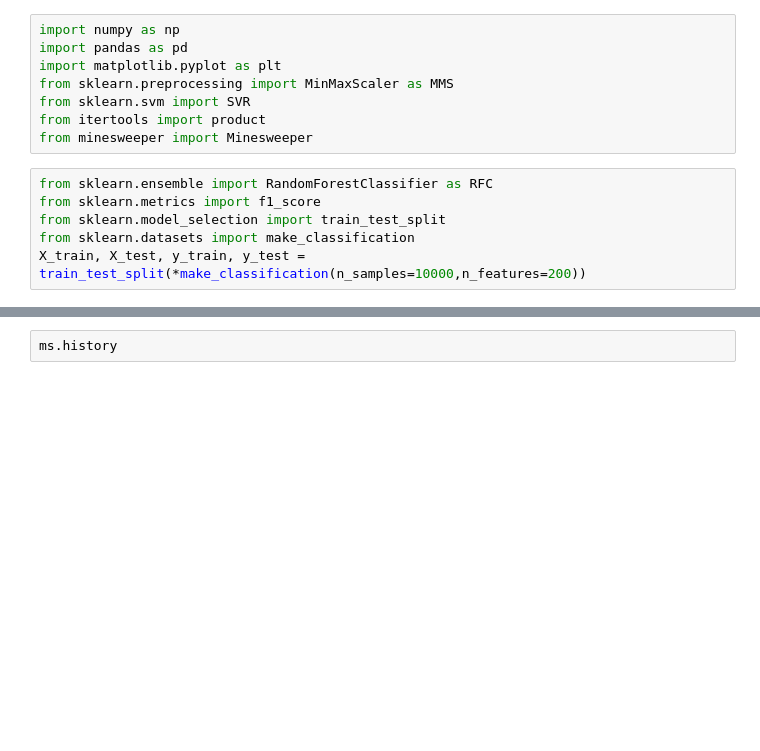
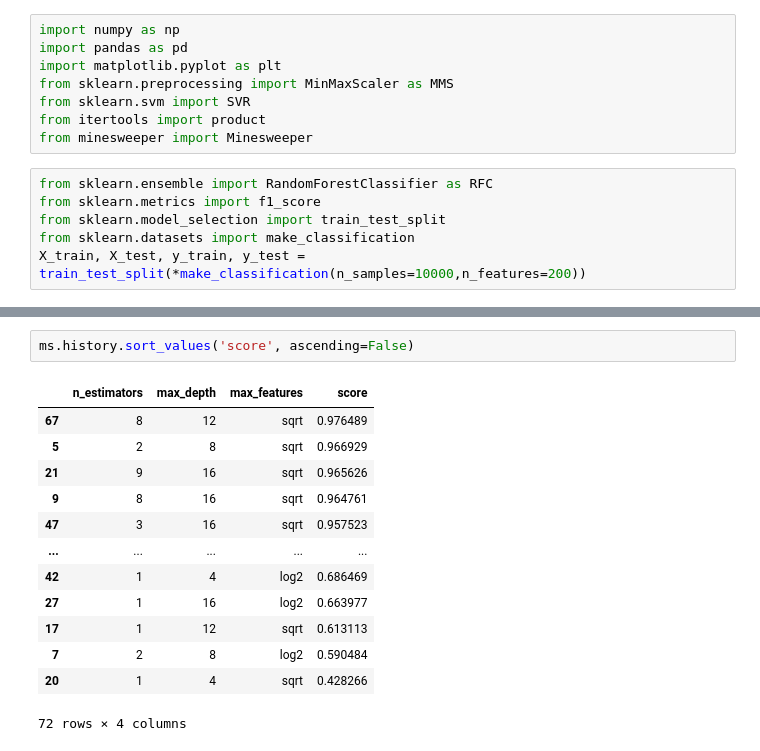
Before and after one commit to ljbelenky/minesweeper_tuning, a Jupyter notebook: higher dimensions.ipynb, the cells around one changed output, grey strips where cells are left out. Cells and saved outputs as stored; diff of their text form; blank space fills up the shorter version.

```diff
--- a/higher dimensions.ipynb
+++ b/higher dimensions.ipynb
@@ -68,2 +91,16 @@ ms.df.info()
 # %%
-ms.history
+ms.history.sort_values('score', ascending=False)
+# %% [output]
+|  | n_estimators | max_depth | max_features | score |
+| 67 | 8 | 12 | sqrt | 0.976489 |
+| 5 | 2 | 8 | sqrt | 0.966929 |
+| 21 | 9 | 16 | sqrt | 0.965626 |
+| 9 | 8 | 16 | sqrt | 0.964761 |
+| 47 | 3 | 16 | sqrt | 0.957523 |
+| ... | ... | ... | ... | ... |
+| 42 | 1 | 4 | log2 | 0.686469 |
+| 27 | 1 | 16 | log2 | 0.663977 |
+| 17 | 1 | 12 | sqrt | 0.613113 |
+| 7 | 2 | 8 | log2 | 0.590484 |
+| 20 | 1 | 4 | sqrt | 0.428266 |
+72 rows × 4 columns
```
Also changed, not shown: parts of 15 cells of this notebook, 1 other file.
